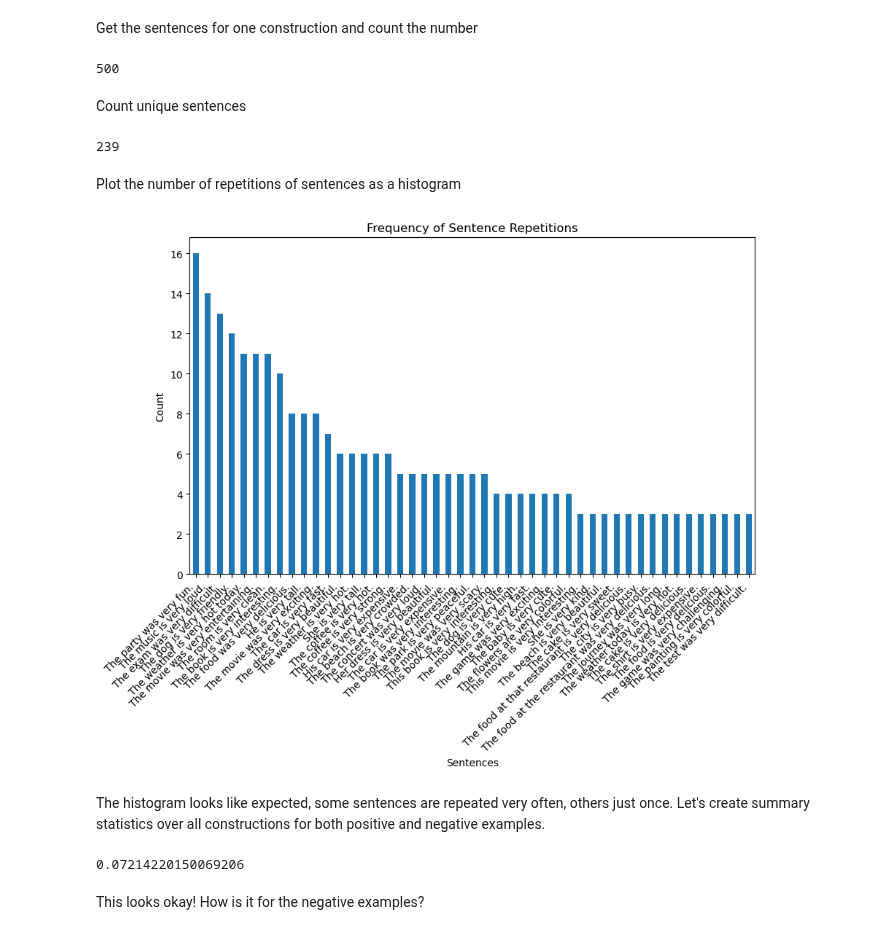
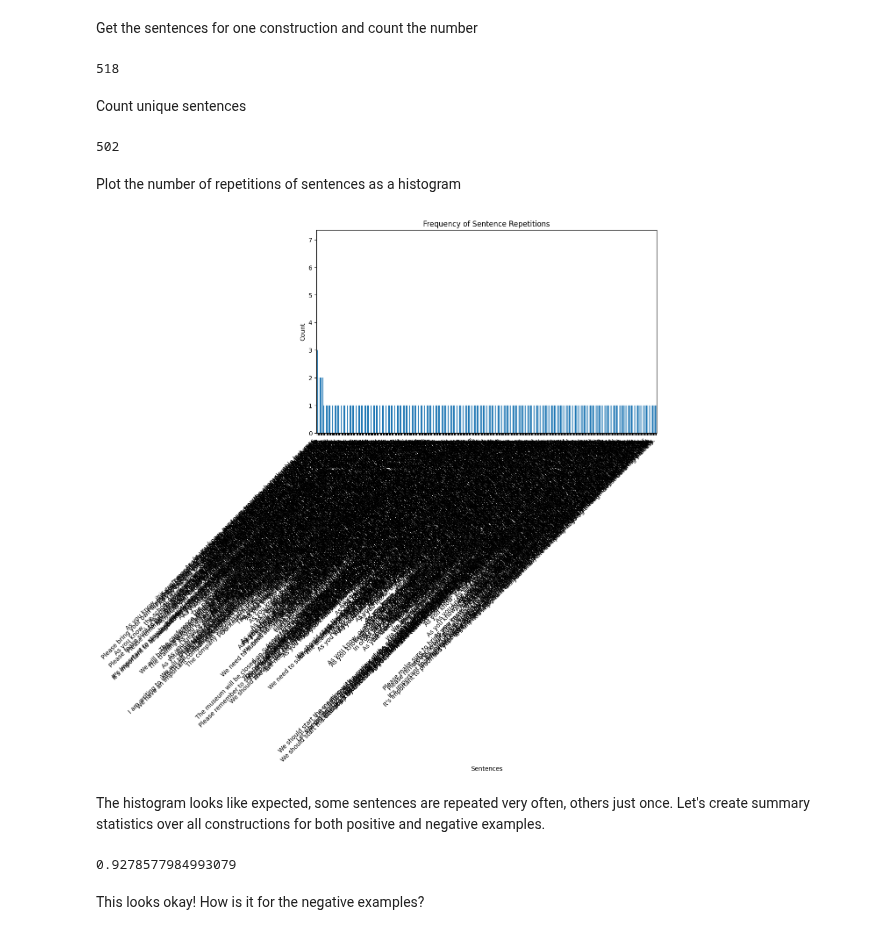
Before and after one commit to dominikglandorf/LLM-grammar, a Jupyter notebook: exp/012_analyze_augmented_EGP.ipynb, the cells around one changed output. Drawn from its saved outputs; the diff is of its cells as text; code cells hidden in the pictures.

```diff
--- a/exp/012_analyze_augmented_EGP.ipynb
+++ b/exp/012_analyze_augmented_EGP.ipynb
@@ -11,37 +11,37 @@ egp = pd.read_json("../dat/egpaugmented_54x100.json")
 # %% [markdown]
 Get the sentences for one construction and count the number
 # %%
-sentences = egp.iloc[1]['augmented_examples']
+sentences = egp.iloc[13]['augmented_examples']
 len(sentences)
 # %% [output]
-500
+518
 # %% [markdown]
 Count unique sentences
 # %%
 len(set(sentences))
 # %% [output]
-239
+502
 # %% [markdown]
 Plot the number of repetitions of sentences as a histogram
 # %%
 sentence_counts = pd.Series(sentences).value_counts()
 
 plt.figure(figsize=(10, 6))
-sentence_counts[sentence_counts>2].plot(kind='bar')
+sentence_counts[sentence_counts>0].plot(kind='bar')
 plt.title('Frequency of Sentence Repetitions')
 plt.xlabel('Sentences')
 plt.ylabel('Count')
 plt.xticks(rotation=45, ha='right')  # Rotate labels for better readability
 plt.show()
 # %% [output]
-[figure, old version]
+[figure, new version]
 # %% [markdown]
 The histogram looks like expected, some sentences are repeated very often, others just once. Let's create summary statistics over all constructions for both positive and negative examples.
 # %%
 unique_ratio = egp.loc[egp['augmented_examples'].apply(lambda x: len(x)>0), 'augmented_examples'].apply(lambda sents: len(set(sents))/len(sents))
-1 - unique_ratio.mean()
+unique_ratio.mean()
 # %% [output]
-0.07214220150069206
+0.9278577984993079
 # %% [markdown]
 This looks okay! How is it for the negative examples?
 # %%
```
Also changed, not shown: parts of 2 cells of this notebook, 16 other files.
